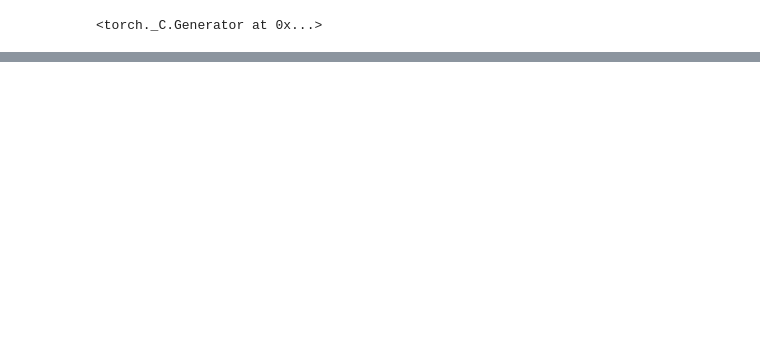
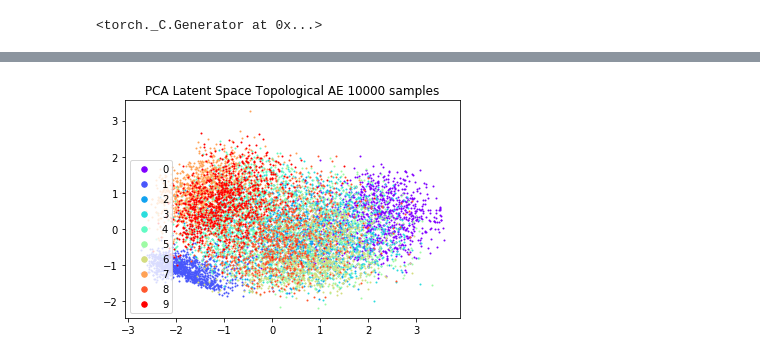
Before and after one commit to BorgwardtLab/topological-autoencoders, a Jupyter notebook: notebooks/Visualize_latent_space_new.ipynb, the cells around one changed output, grey strips where cells are left out. Saved outputs shown, nothing was run; the diff lists cells and outputs as text; code cells hidden in the pictures; blank space fills up the shorter version.

```diff
--- a/notebooks/Visualize_latent_space_new.ipynb
+++ b/notebooks/Visualize_latent_space_new.ipynb
@@ -81 +110,8 @@ color_mapping = matplotlib.cm.rainbow(np.linspace(0, 1, 10))
+# %%
+pca = PCA()
+Z_pca_top = pca.fit_transform(top_latent_space[:n_samples,:])
+pca = PCA()
+Z_pca_van = pca.fit_transform(vanilla_latent_space[:n_samples,:])
+pca = PCA()
+X_pca = pca.fit_transform(full_data_space[:n_samples,:])
 # %%
@@ -91,0 +138,4 @@ for i,_ in enumerate(distinct_labels):
+# %%
+plotting(Z_pca_top, top_labels[:n_samples], f'PCA Latent Space Topological AE {n_samples} samples')
+# %% [output]
+[figure, added]
```
Also changed, not shown: parts of 21 cells of this notebook.
